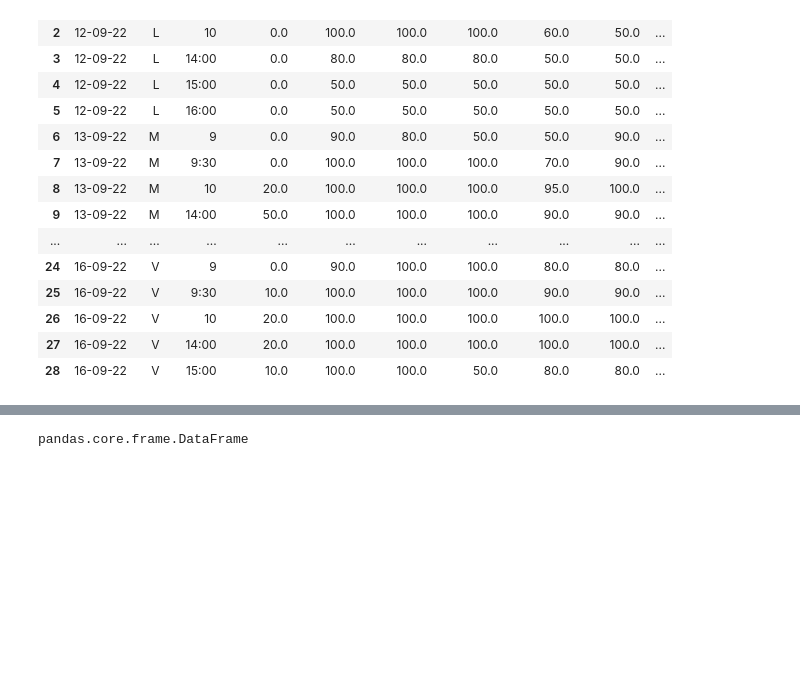
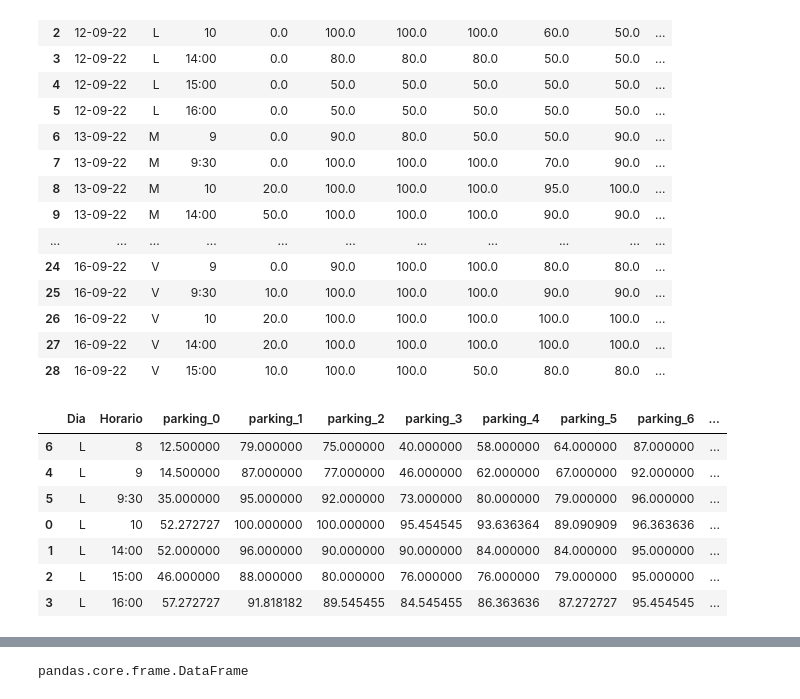
Before and after one commit to Ana-AlonsoCanizares/Practicas_Individuales, a Jupyter notebook: PI_parking.ipynb, the cells around one changed output, grey strips where cells are left out. Drawn from its saved outputs; the diff is of its cells as text; code cells hidden in the pictures; blank space fills up the shorter version.

```diff
--- a/PI_parking.ipynb
+++ b/PI_parking.ipynb
@@ -139,3 +150,38 @@ data.head(29)
 | 26 | 16-09-22 | V | 10 | 20.0 | 100.0 | 100.0 | 100.0 | 100.0 | 100.0 | ... |
 | 27 | 16-09-22 | V | 14:00 | 20.0 | 100.0 | 100.0 | 100.0 | 100.0 | 100.0 | ... |
 | 28 | 16-09-22 | V | 15:00 | 10.0 | 100.0 | 100.0 | 50.0 | 80.0 | 80.0 | ... |
+# %%
+lunes = df_ocupacion_d_h[df_ocupacion_d_h['Dia'] == 'L']
+
+nueva_fila = {'Dia': 'L',	'Horario': '8',	'parking_0': 12.500000, 'parking_1':	79.000000, 'parking_2':	75.000000, 'parking_3':	40.000000, 'parking_4':	58.000000, 'parking_5':	64.000000, 'parking_6':	87.000000, 'parking_7':	65.000000, 'parking_subterraneo':	0.000000, 'dia_num':	1.0, 'hora_num':1}
+lunes = lunes.append(nueva_fila, ignore_index=True)
+
+
+
+conditions = [
+    (lunes['Horario'] == '8'),
+    (lunes['Horario'] == '9'),
+    (lunes['Horario'] == '9:30'),
+    (lunes['Horario'] == '10'),
+    (lunes['Horario'] == '14:00'),
+    (lunes['Horario'] == '15:00'),
+    (lunes['Horario'] == '16:00')
+]
+
+#define results
+results = [1,2,3,4,5,6,7]
+
+#create new column based on conditions in column1 and column2
+lunes['hora_num'] = np.select(conditions, results)
+
+lunes = lunes.sort_values(by = 'hora_num')
+lunes
+# %% [output]
+|  | Dia | Horario | parking_0 | parking_1 | parking_2 | parking_3 | parking_4 | parking_5 | parking_6 | ... |
+| 6 | L | 8 | 12.500000 | 79.000000 | 75.000000 | 40.000000 | 58.000000 | 64.000000 | 87.000000 | ... |
+| 4 | L | 9 | 14.500000 | 87.000000 | 77.000000 | 46.000000 | 62.000000 | 67.000000 | 92.000000 | ... |
+| 5 | L | 9:30 | 35.000000 | 95.000000 | 92.000000 | 73.000000 | 80.000000 | 79.000000 | 96.000000 | ... |
+| 0 | L | 10 | 52.272727 | 100.000000 | 100.000000 | 95.454545 | 93.636364 | 89.090909 | 96.363636 | ... |
+| 1 | L | 14:00 | 52.000000 | 96.000000 | 90.000000 | 90.000000 | 84.000000 | 84.000000 | 95.000000 | ... |
+| 2 | L | 15:00 | 46.000000 | 88.000000 | 80.000000 | 76.000000 | 76.000000 | 79.000000 | 95.000000 | ... |
+| 3 | L | 16:00 | 57.272727 | 91.818182 | 89.545455 | 84.545455 | 86.363636 | 87.272727 | 95.454545 | ... |
```
Also changed, not shown: parts of 3 cells of this notebook.
